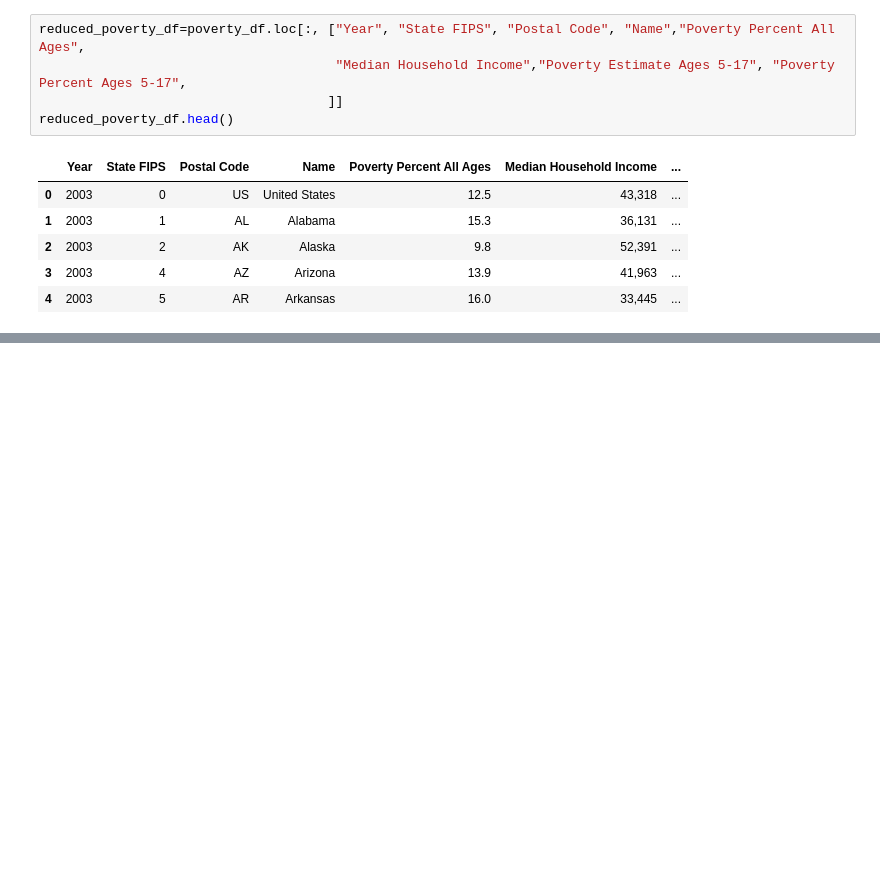
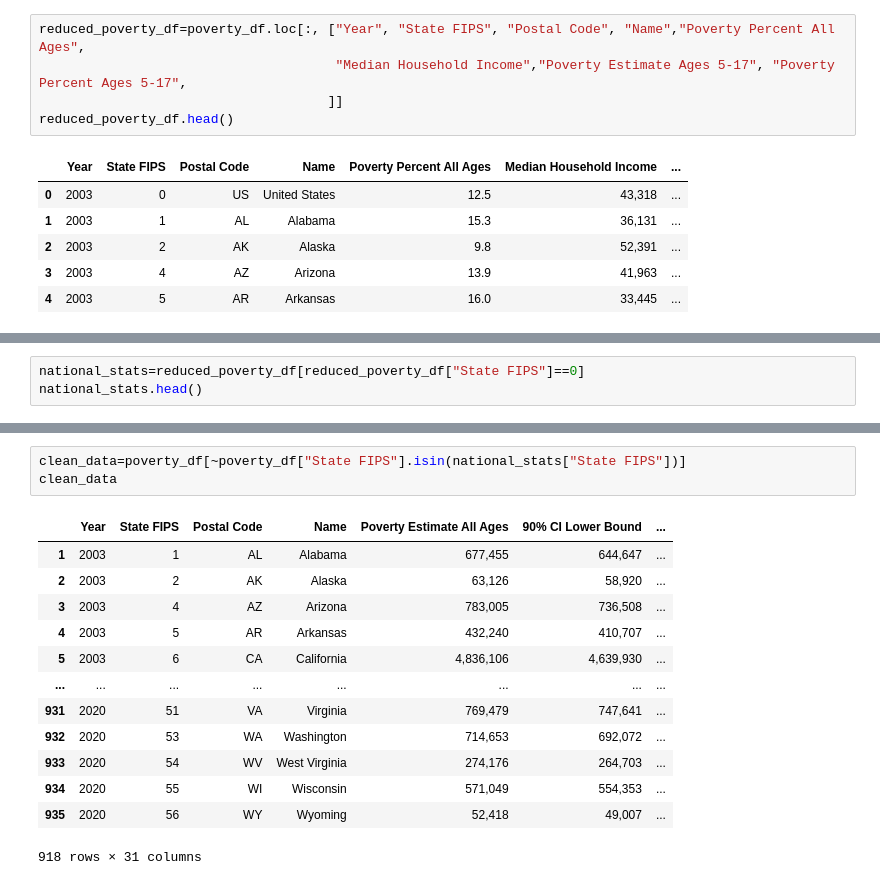
Before and after one commit to hthelander/Project-1, a Jupyter notebook: poverty_stats/poverty.ipynb, the cells around one changed output, grey strips where cells are left out. Drawn from its saved outputs; the diff is of its cells as text; blank space fills up the shorter version.

```diff
--- a/poverty_stats/poverty.ipynb
+++ b/poverty_stats/poverty.ipynb
@@ -70,0 +70,3 @@ reduced_poverty_df.head()
+# %%
+national_stats=reduced_poverty_df[reduced_poverty_df["State FIPS"]==0]
+national_stats.head()
@@ -70,0 +80,17 @@ reduced_poverty_df.head()
+# %%
+clean_data=poverty_df[~poverty_df["State FIPS"].isin(national_stats["State FIPS"])]
+clean_data
+# %% [output]
+|  | Year | State FIPS | Postal Code | Name | Poverty Estimate All Ages | 90% CI Lower Bound | ... |
+| 1 | 2003 | 1 | AL | Alabama | 677,455 | 644,647 | ... |
+| 2 | 2003 | 2 | AK | Alaska | 63,126 | 58,920 | ... |
+| 3 | 2003 | 4 | AZ | Arizona | 783,005 | 736,508 | ... |
+| 4 | 2003 | 5 | AR | Arkansas | 432,240 | 410,707 | ... |
+| 5 | 2003 | 6 | CA | California | 4,836,106 | 4,639,930 | ... |
+| ... | ... | ... | ... | ... | ... | ... | ... |
+| 931 | 2020 | 51 | VA | Virginia | 769,479 | 747,641 | ... |
+| 932 | 2020 | 53 | WA | Washington | 714,653 | 692,072 | ... |
+| 933 | 2020 | 54 | WV | West Virginia | 274,176 | 264,703 | ... |
+| 934 | 2020 | 55 | WI | Wisconsin | 571,049 | 554,353 | ... |
+| 935 | 2020 | 56 | WY | Wyoming | 52,418 | 49,007 | ... |
+918 rows × 31 columns
```
Also changed, not shown: parts of 8 cells of this notebook.
